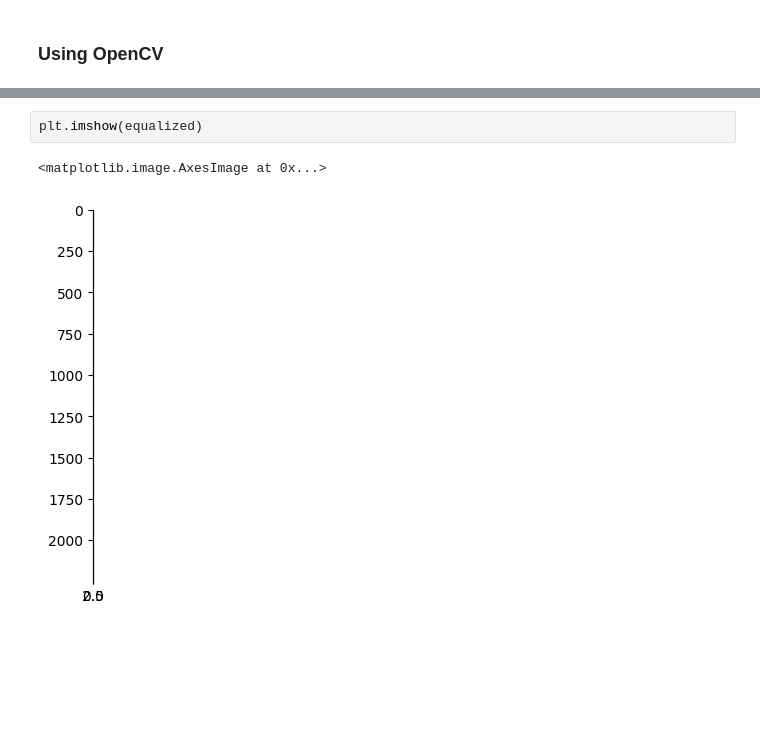
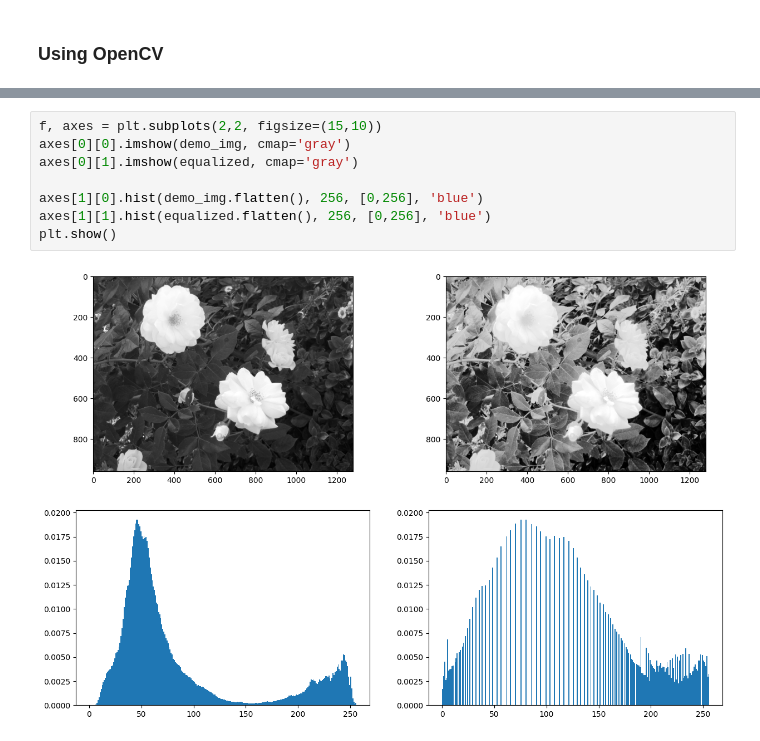
Before and after one commit to S-acharya57/Computer-Vision-Foundations-and-More, a Jupyter notebook: 3. Image Processing/histogram_equalization.ipynb, the cells around one changed output, grey strips where cells are left out. Cells and saved outputs as stored; diff of their text form; blank space fills up the shorter version.

```diff
--- a/3. Image Processing/histogram_equalization.ipynb
+++ b/3. Image Processing/histogram_equalization.ipynb
@@ -111,5 +99,10 @@ plt.imshow(demo_img)
-# %%
-plt.imshow(equalized)
-# %% [output]
-<matplotlib.image.AxesImage at 0x...>
-[figure, removed]
+# %%
+f, axes = plt.subplots(2,2, figsize=(15,10))
+axes[0][0].imshow(demo_img, cmap='gray')
+axes[0][1].imshow(equalized, cmap='gray')
+
+axes[1][0].hist(demo_img.flatten(), 256, [0,256], 'blue')
+axes[1][1].hist(equalized.flatten(), 256, [0,256], 'blue')
+plt.show()
+# %% [output]
+[figure, added]
```
Also changed, not shown: parts of 11 cells of this notebook.
